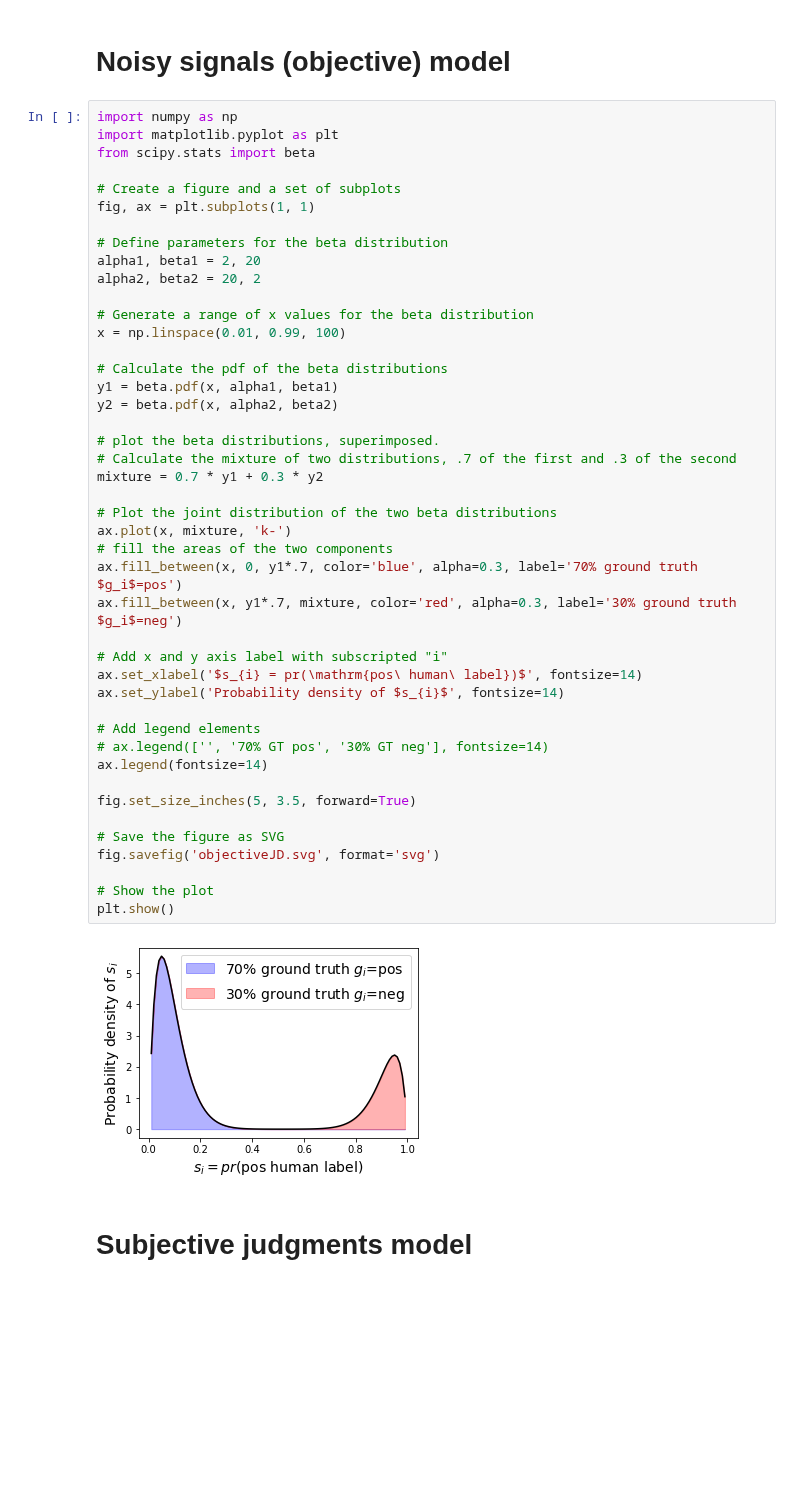
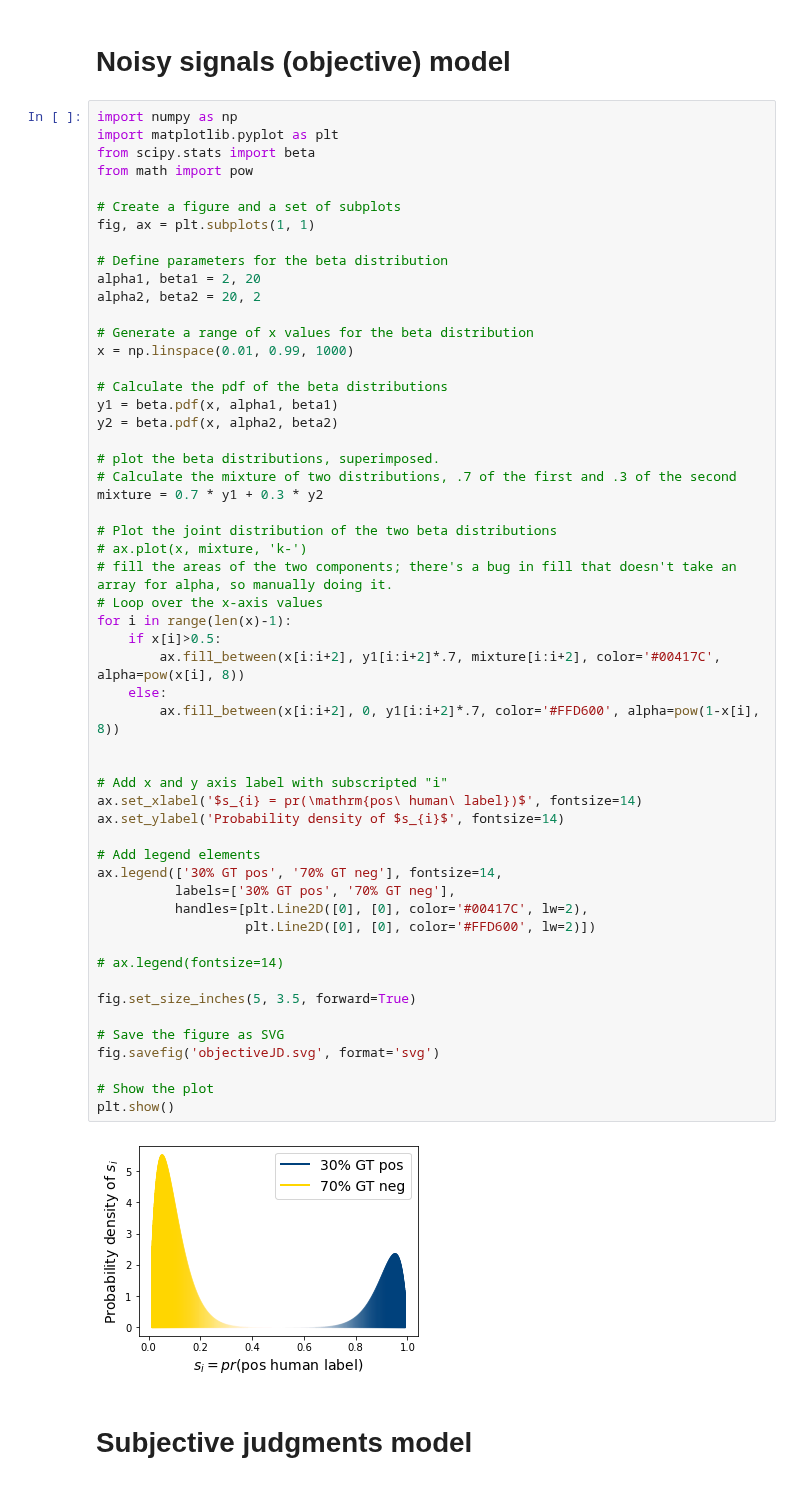
Before and after one commit to presnick/surveyequivalence, a Jupyter notebook: simulations/figures_notebook.ipynb, the cells around one changed output. Saved outputs shown, nothing was run; the diff lists cells and outputs as text; blank space fills up the shorter version.

```diff
--- a/simulations/figures_notebook.ipynb
+++ b/simulations/figures_notebook.ipynb
@@ -11,6 +11,7 @@ from tikzplotlib import save as tikz_save
 import numpy as np
 import matplotlib.pyplot as plt
 from scipy.stats import beta
+from math import pow
 
 # Create a figure and a set of subplots
 fig, ax = plt.subplots(1, 1)
@@ -18,41 +19,50 @@ fig, ax = plt.subplots(1, 1)
 # Define parameters for the beta distribution
 alpha1, beta1 = 2, 20
 alpha2, beta2 = 20, 2
 
 # Generate a range of x values for the beta distribution
-x = np.linspace(0.01, 0.99, 100)
+x = np.linspace(0.01, 0.99, 1000)
 
 # Calculate the pdf of the beta distributions
 y1 = beta.pdf(x, alpha1, beta1)
 y2 = beta.pdf(x, alpha2, beta2)
 
 # plot the beta distributions, superimposed.
 # Calculate the mixture of two distributions, .7 of the first and .3 of the second
 mixture = 0.7 * y1 + 0.3 * y2
 
 # Plot the joint distribution of the two beta distributions
-ax.plot(x, mixture, 'k-')
-# fill the areas of the two components
-ax.fill_between(x, 0, y1*.7, color='blue', alpha=0.3, label='70% ground truth $g_i$=pos')
-ax.fill_between(x, y1*.7, mixture, color='red', alpha=0.3, label='30% ground truth $g_i$=neg')
+# ax.plot(x, mixture, 'k-')
+# fill the areas of the two components; there's a bug in fill that doesn't take an array for alpha, so manually doing it.
+# Loop over the x-axis values
+for i in range(len(x)-1):
+    if x[i]>0.5:
+        ax.fill_between(x[i:i+2], y1[i:i+2]*.7, mixture[i:i+2], color='#00417C', alpha=pow(x[i], 8))
+    else:
+        ax.fill_between(x[i:i+2], 0, y1[i:i+2]*.7, color='#FFD600', alpha=pow(1-x[i], 8))
+
 
 # Add x and y axis label with subscripted "i"
 ax.set_xlabel('$s_{i} = pr(\mathrm{pos\ human\ label})$', fontsize=14)
 ax.set_ylabel('Probability density of $s_{i}$', fontsize=14)
 
 # Add legend elements
-# ax.legend(['', '70% GT pos', '30% GT neg'], fontsize=14)
-ax.legend(fontsize=14)
+ax.legend(['30% GT pos', '70% GT neg'], fontsize=14,
+          labels=['30% GT pos', '70% GT neg'],
+          handles=[plt.Line2D([0], [0], color='#00417C', lw=2),
+                   plt.Line2D([0], [0], color='#FFD600', lw=2)])
+
+# ax.legend(fontsize=14)
 
 fig.set_size_inches(5, 3.5, forward=True)
 
 # Save the figure as SVG
 fig.savefig('objectiveJD.svg', format='svg')
 
 # Show the plot
 plt.show()
 # %% [output]
-[figure, old version]
+[figure, new version]
 # %% [markdown]
 # Subjective judgments model
 # %%
```
